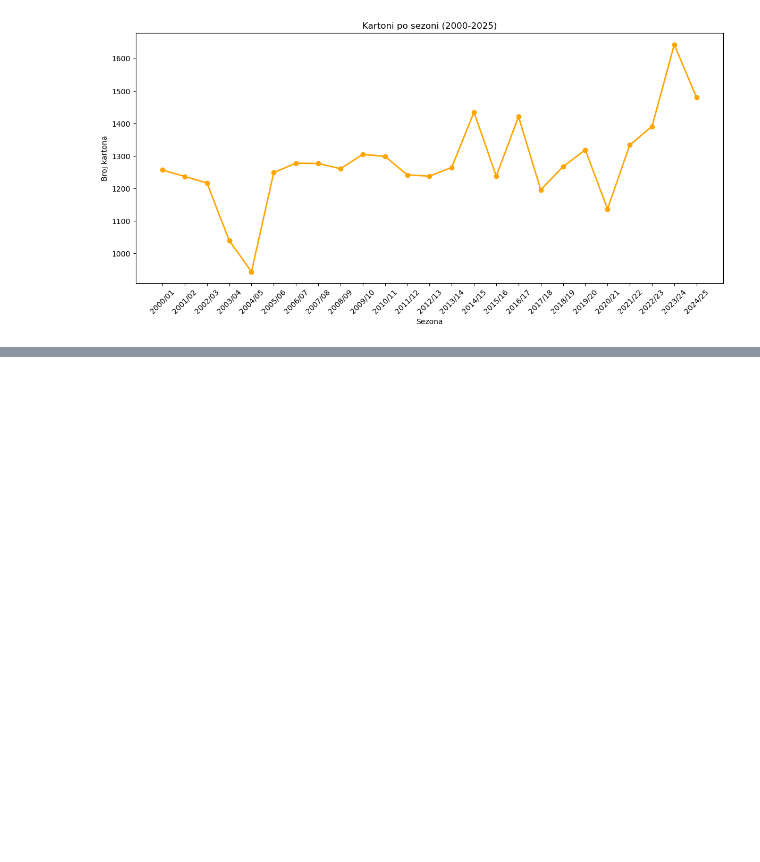
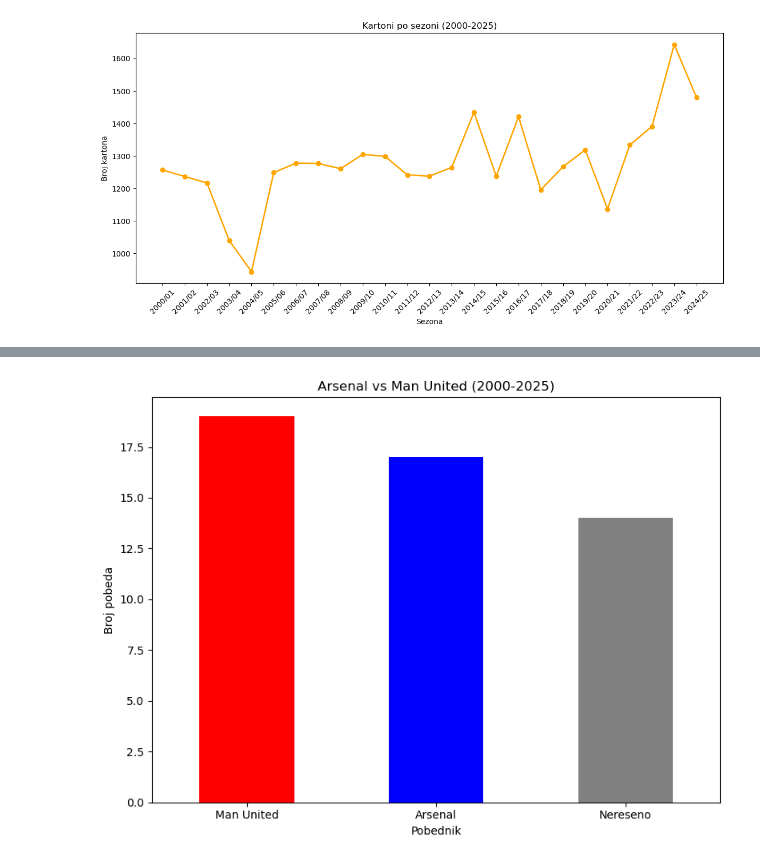
Before and after one commit to aleksamilekicc/premier_league_analysis, a Jupyter notebook: premier_league_analysis.ipynb, the cells around one changed output, grey strips where cells are left out. Saved outputs shown, nothing was run; the diff lists cells and outputs as text; code cells hidden in the pictures; blank space fills up the shorter version.

Commit message:
Add Arsenal vs Man United

```diff
--- a/premier_league_analysis.ipynb
+++ b/premier_league_analysis.ipynb
@@ -241,3 +241,8 @@ plt.tight_layout()
 plt.show()
 # %% [output]
 [figure]
+# %%
+rivalitet = df[
+    ((df['HomeTeam'] == 'Arsenal') & (df['AwayTeam'] == 'Man United')) |
+    ((df['HomeTeam'] == 'Man United') & (df['AwayTeam'] == 'Arsenal'))
+    ]
@@ -243,0 +274,11 @@ plt.show()
+# %%
+def pobednik(red):
+    if red['FullTimeResult'] == 'H':
+        return red['HomeTeam']
+    elif red['FullTimeResult'] == 'A':
+        return red['AwayTeam']
+    else:
+        return 'Nereseno'
+
+rivalitet['pobednik'] = rivalitet.apply(pobednik, axis = 1)
+rivalitet['pobednik'].value_counts()
@@ -243,0 +296,11 @@ plt.show()
+# %%
+plt.figure(figsize=(8, 6))
+rivalitet['pobednik'].value_counts().plot(kind='bar', color=['red', 'blue', 'gray'])
+plt.title('Arsenal vs Man United (2000-2025)')
+plt.xlabel('Pobednik')
+plt.ylabel('Broj pobeda')
+plt.xticks(rotation=0)
+plt.tight_layout()
+plt.show()
+# %% [output]
+[figure, added]
```
Also changed, not shown: parts of 3 cells of this notebook.
